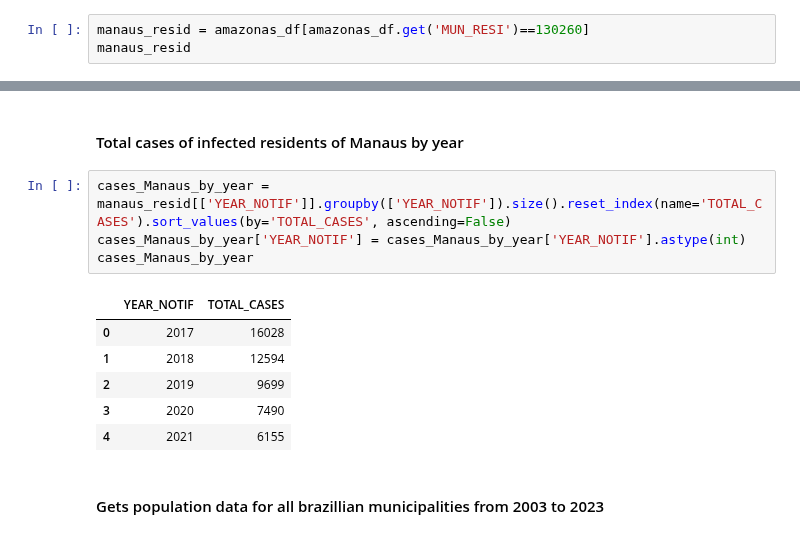
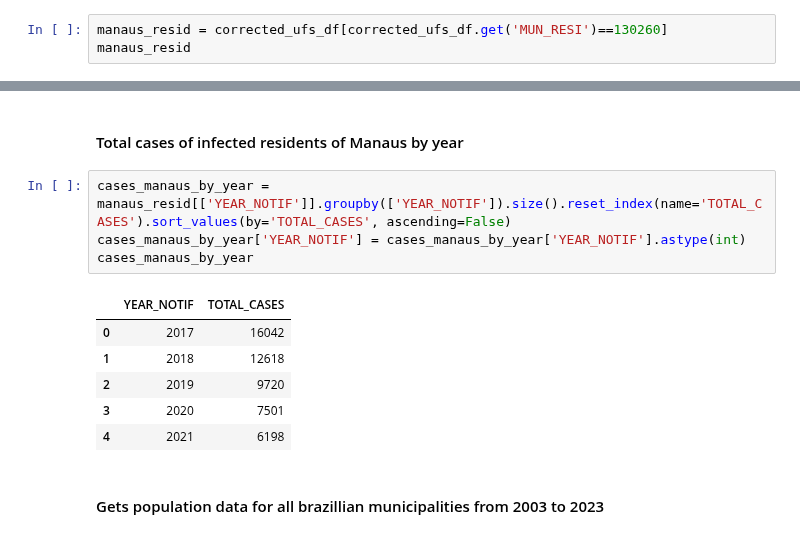
Before and after one commit to RaphaLevy/Study_on_Malaria_dynamics, a Jupyter notebook: sivep_data/Manaus_Pop_and_Cases_2017_2021.ipynb, the cells around one changed output, grey strips where cells are left out. Saved outputs shown, nothing was run; the diff lists cells and outputs as text.

Commit message:
Corrects dataframe used for creation of manaus_notif and manaus_resid dataframes

```diff
--- a/sivep_data/Manaus_Pop_and_Cases_2017_2021.ipynb
+++ b/sivep_data/Manaus_Pop_and_Cases_2017_2021.ipynb
@@ -245,7 +245,7 @@ manaus_notif
 # %% [markdown]
 #### Cases of residents of Manaus
 # %%
-manaus_resid = amazonas_df[amazonas_df.get('MUN_RESI')==130260]
+manaus_resid = corrected_ufs_df[corrected_ufs_df.get('MUN_RESI')==130260]
 manaus_resid
 # %% [output]
 |  | COD_NOTI | DT_NOTIF | DT_ENVLO | DT_DIGIT | SEM_NOTI | TIPO_LAM | UF_NOTIF | MUN_NOTI | COD_UNIN | COD_AGEN | ... |
@@ -294,16 +294,16 @@ See the caveats in the documentation: https://pandas.pydata.org/pandas-docs/stab
 # %% [markdown]
 #### Total cases of infected residents of Manaus by year
 # %%
-cases_Manaus_by_year = manaus_resid[['YEAR_NOTIF']].groupby(['YEAR_NOTIF']).size().reset_index(name='TOTAL_CASES').sort_values(by='TOTAL_CASES', ascending=False)
-cases_Manaus_by_year['YEAR_NOTIF'] = cases_Manaus_by_year['YEAR_NOTIF'].astype(int)
-cases_Manaus_by_year
+cases_manaus_by_year = manaus_resid[['YEAR_NOTIF']].groupby(['YEAR_NOTIF']).size().reset_index(name='TOTAL_CASES').sort_values(by='TOTAL_CASES', ascending=False)
+cases_manaus_by_year['YEAR_NOTIF'] = cases_manaus_by_year['YEAR_NOTIF'].astype(int)
+cases_manaus_by_year
 # %% [output]
 |  | YEAR_NOTIF | TOTAL_CASES |
-| 0 | 2017 | 16028 |
-| 1 | 2018 | 12594 |
-| 2 | 2019 | 9699 |
-| 3 | 2020 | 7490 |
-| 4 | 2021 | 6155 |
+| 0 | 2017 | 16042 |
+| 1 | 2018 | 12618 |
+| 2 | 2019 | 9720 |
+| 3 | 2020 | 7501 |
+| 4 | 2021 | 6198 |
 # %% [markdown]
 #### Gets population data for all brazillian municipalities from 2003 to 2023
 # %%
```
Also changed, not shown: parts of 18 cells of this notebook.
